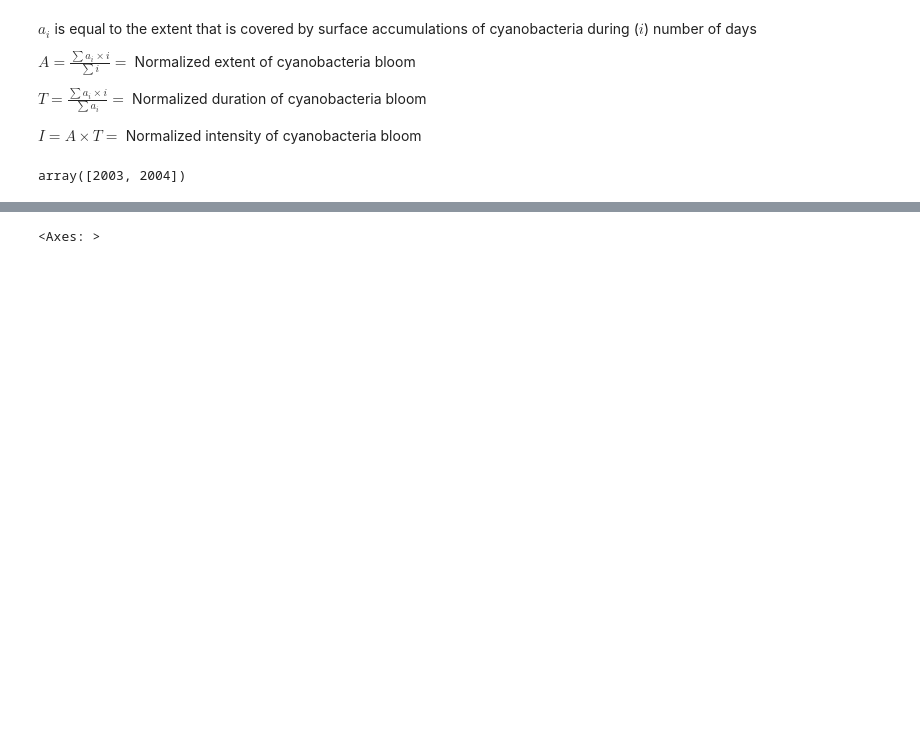
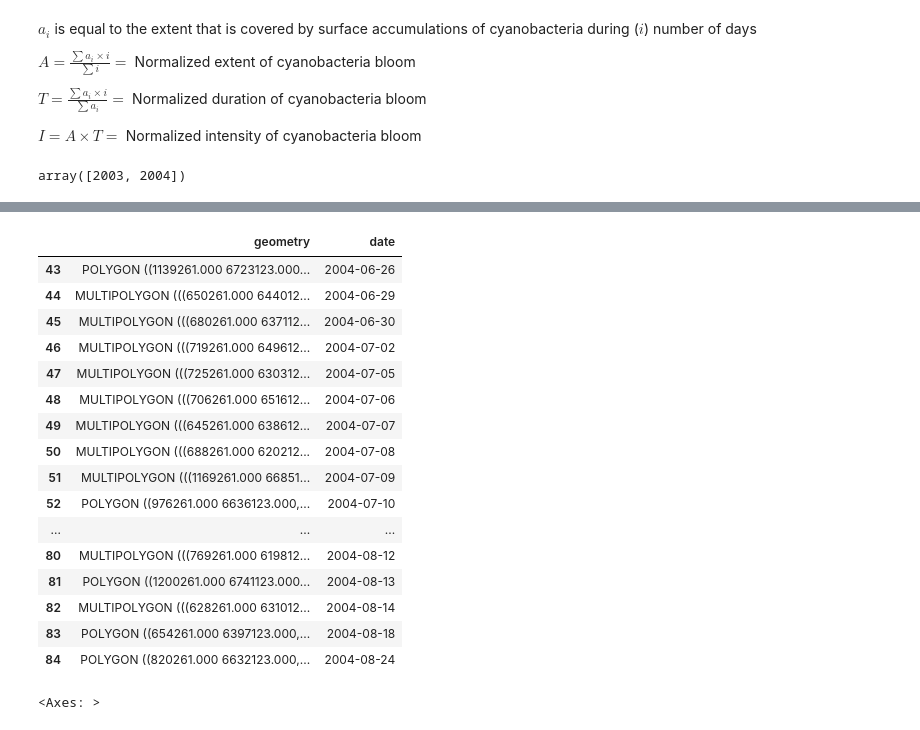
Before and after one commit to ChristofferOlssonSMHI/Satvis, a Jupyter notebook: src/satvistest/dataStructureTest.ipynb, the cells around one changed output, grey strips where cells are left out. Cells and saved outputs as stored; diff of their text form; code cells hidden in the pictures; blank space fills up the shorter version.

```diff
--- a/src/satvistest/dataStructureTest.ipynb
+++ b/src/satvistest/dataStructureTest.ipynb
@@ -347,3 +231,23 @@ for year in bloom_gdf['date'].dt.year.unique():
+# %%
+bloom_gdf.loc[(bloom_gdf['date'] >= f'2004-06-01') & (bloom_gdf['date'] <= f'2004-08-31')]
+# %% [output]
+|  | geometry | date |
+| 43 | POLYGON ((1139261.000 6723123.000... | 2004-06-26 |
+| 44 | MULTIPOLYGON (((650261.000 644012... | 2004-06-29 |
+| 45 | MULTIPOLYGON (((680261.000 637112... | 2004-06-30 |
+| 46 | MULTIPOLYGON (((719261.000 649612... | 2004-07-02 |
+| 47 | MULTIPOLYGON (((725261.000 630312... | 2004-07-05 |
+| 48 | MULTIPOLYGON (((706261.000 651612... | 2004-07-06 |
+| 49 | MULTIPOLYGON (((645261.000 638612... | 2004-07-07 |
+| 50 | MULTIPOLYGON (((688261.000 620212... | 2004-07-08 |
+| 51 | MULTIPOLYGON (((1169261.000 66851... | 2004-07-09 |
+| 52 | POLYGON ((976261.000 6636123.000,... | 2004-07-10 |
+| ... | ... | ... |
+| 80 | MULTIPOLYGON (((769261.000 619812... | 2004-08-12 |
+| 81 | POLYGON ((1200261.000 6741123.000... | 2004-08-13 |
+| 82 | MULTIPOLYGON (((628261.000 631012... | 2004-08-14 |
+| 83 | POLYGON ((654261.000 6397123.000,... | 2004-08-18 |
+| 84 | POLYGON ((820261.000 6632123.000,... | 2004-08-24 |
 # %%
 for gdf in area_days_gdf_list:
     for year in range(2003, 2005):
```
Also changed, not shown: parts of 15 cells of this notebook.
